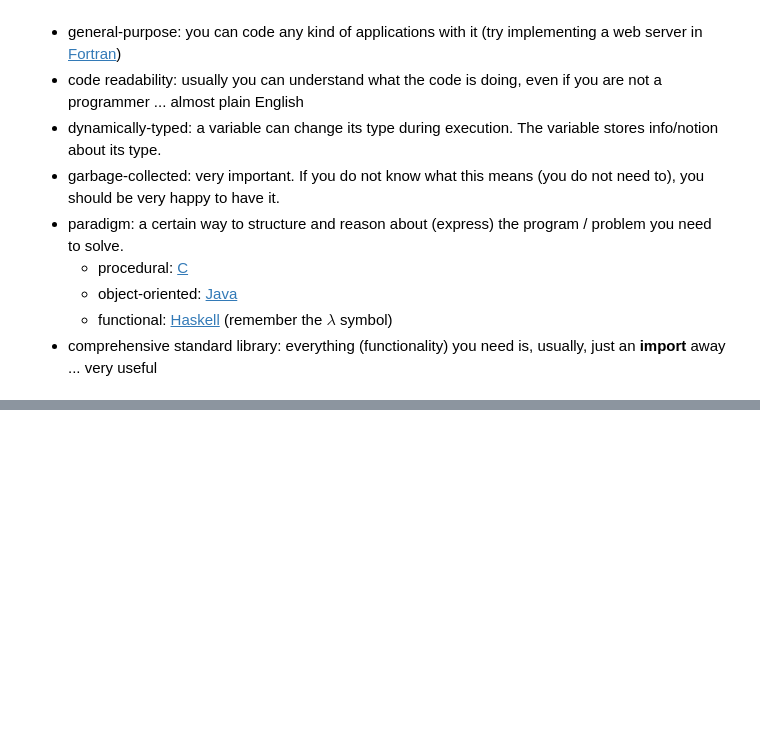
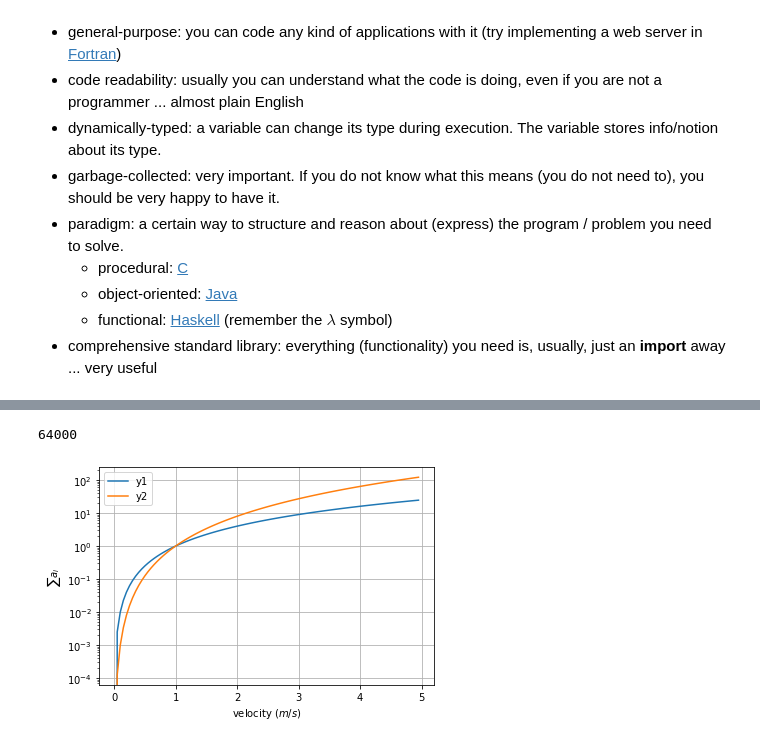
Before and after one commit to mbarnaba/python3, a Jupyter notebook: notebook.ipynb, the cells around one changed output, grey strips where cells are left out. Saved outputs shown, nothing was run; the diff lists cells and outputs as text; code cells hidden in the pictures; blank space fills up the shorter version.

```diff
--- a/notebook.ipynb
+++ b/notebook.ipynb
@@ -133,0 +617,12 @@ If you do not know what this means (you do not need to), you should be very happ
+# %%
+# modules
+
+import sys
+
+
+dir( sys )
+sys.getrecursionlimit()
+sys.setrecursionlimit( 2 * sys.getrecursionlimit() )
+sys.getrecursionlimit()
+# %% [output]
+64000
@@ -133,0 +631,35 @@ If you do not know what this means (you do not need to), you should be very happ
+# %%
+# x = list()
+# for i in range(i):
+#   x.append()
+
+
+a = 0
+b = 5
+n = 100
+
+dct = {
+  'x' : [ i * (b - a) / n for i in range(n) ],
+  'y1' : [ x[ i ] **2 for i in range(len(x) ) ],
+  'y2' : [ x[ i ] **3 for i in range(len(x) ) ]
+}
+
+
+(fig, ax) = plt.subplots()
+
+for yname in ( 'y1', 'y2' ):
+  x = dct[ 'x' ]
+  y = dct[ yname ]
+  ax.plot( x, y, label = yname )
+
+  ax.set_xlabel( 'velocity ($m/s$)' )
+
+  ax.set_ylabel( '$\sum a_i$' )
+
+ax.set_yscale( 'log' )
+
+ax.legend()
+ax.grid()
+fig.savefig( 'test.svg' )
+# %% [output]
+[figure, added]
```
Also changed, not shown: parts of 10 cells of this notebook.
